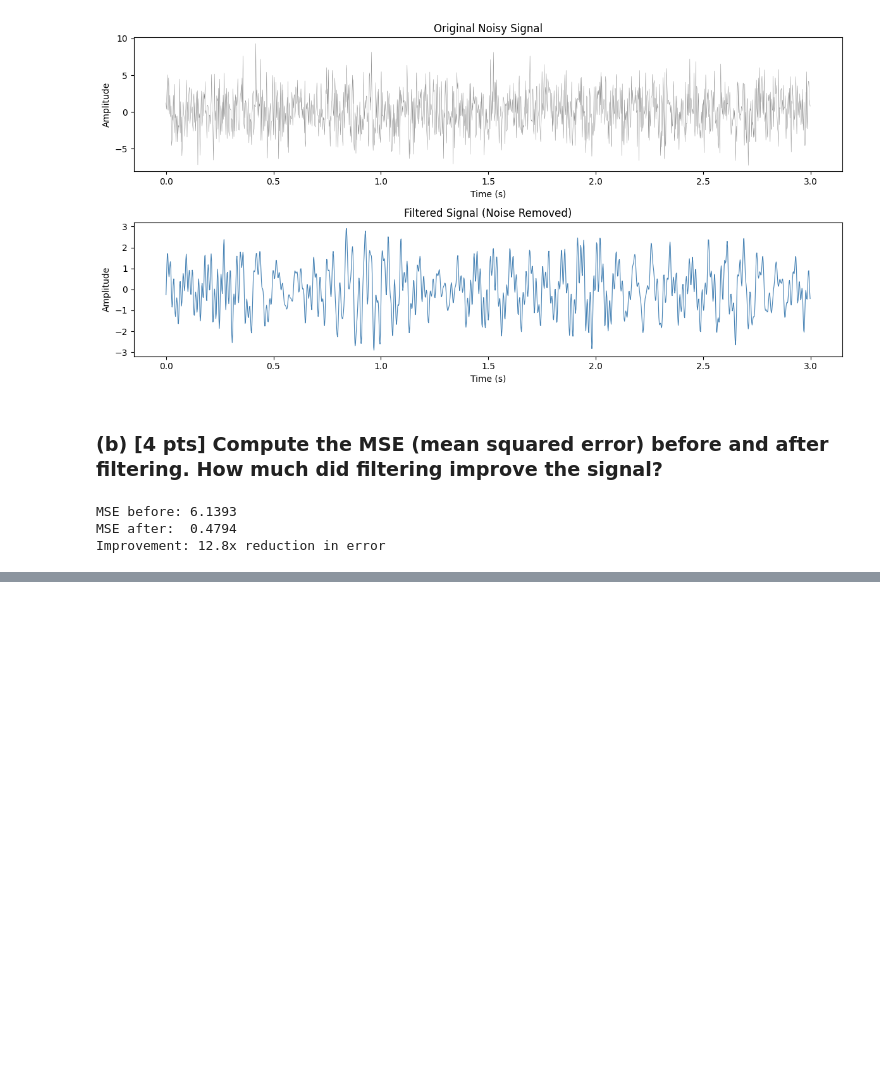
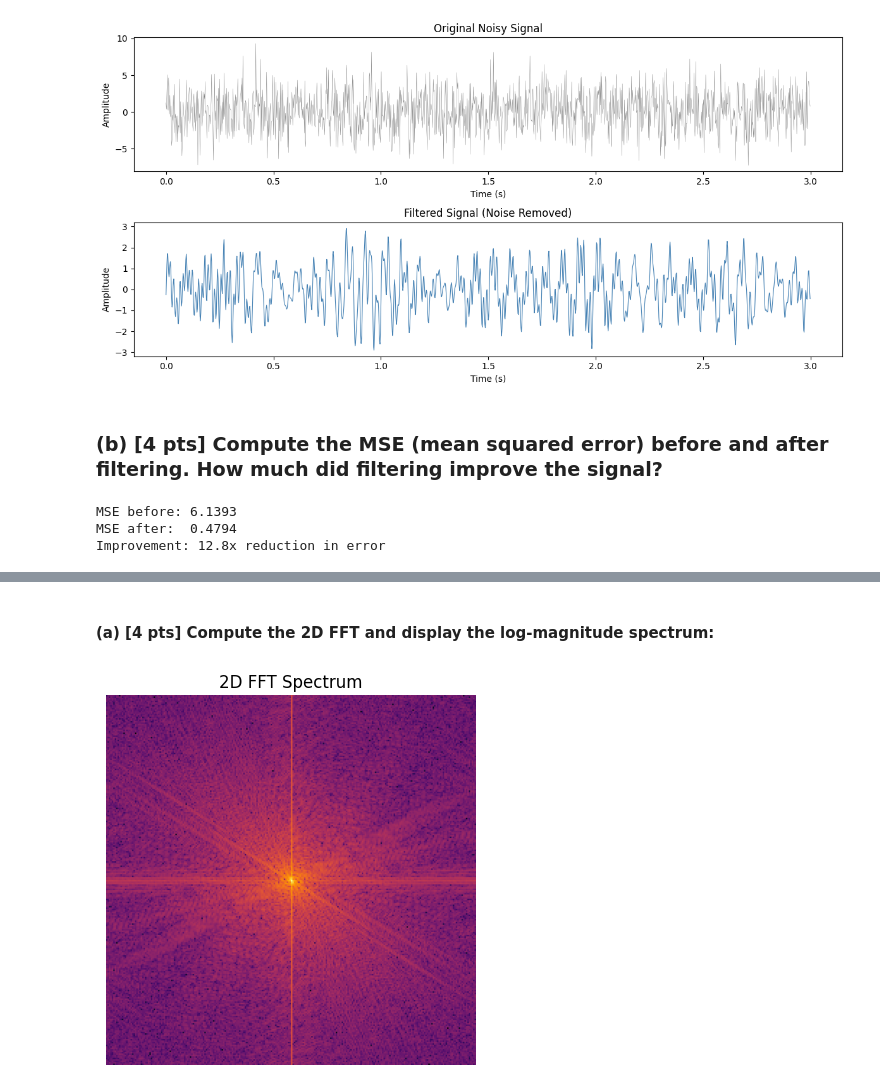
Before and after one commit to arjungiri1234/Spectral-Features-for-Time-Series, a Jupyter notebook: Spectral-features.ipynb, the cells around one changed output, grey strips where cells are left out. Saved outputs shown, nothing was run; the diff lists cells and outputs as text; code cells hidden in the pictures; blank space fills up the shorter version.

```diff
--- a/Spectral-features.ipynb
+++ b/Spectral-features.ipynb
@@ -119,0 +134,10 @@ Improvement: 12.8x reduction in error
+# %% [markdown]
+#### (a) [4 pts] Compute the 2D FFT and display the log-magnitude spectrum:
+# %%
+F = fftshift(fft2(img))
+spectrum = np.log1p(np.abs(F))
+plt.imshow(spectrum, cmap='inferno')
+plt.title('2D FFT Spectrum'); plt.axis('off')
+plt.show()
+# %% [output]
+[figure, added]
```
Also changed, not shown: parts of 14 cells of this notebook.
